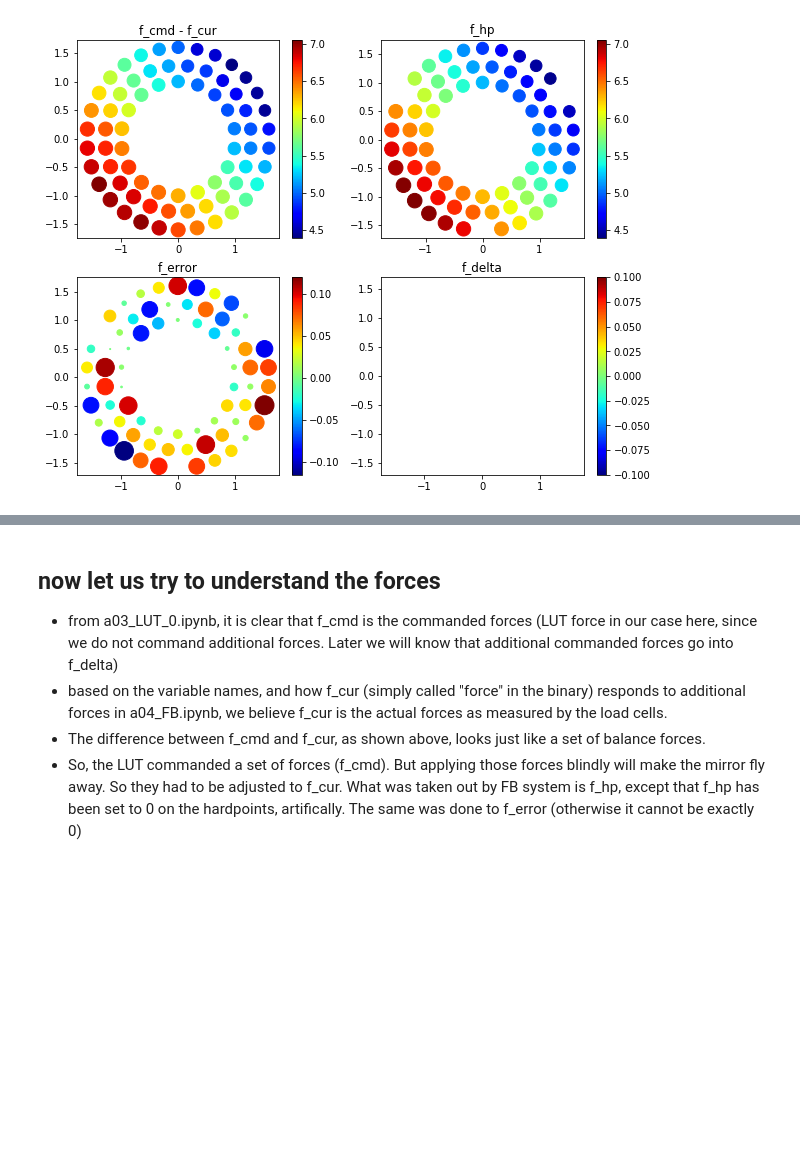
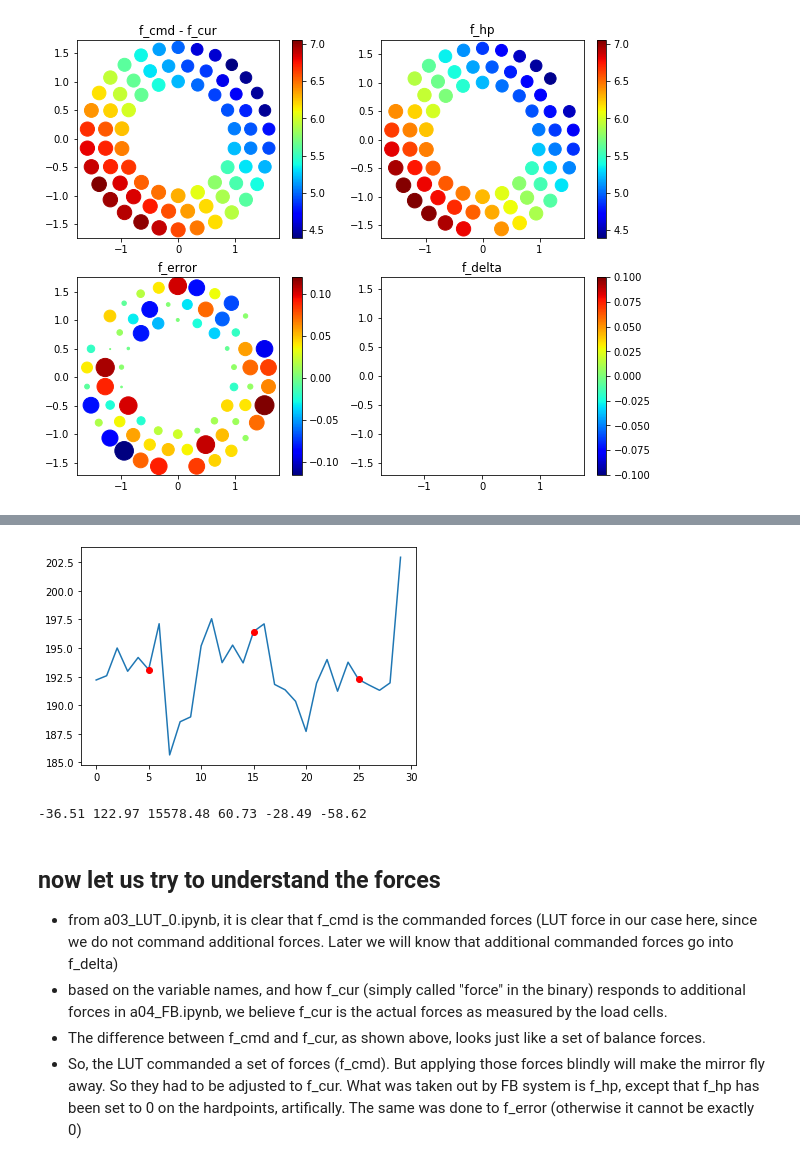
Before and after one commit to bxin/M2_summit_2003, a Jupyter notebook: a01_OL_B1_stroke.ipynb, the cells around one changed output, grey strips where cells are left out. Cells and saved outputs as stored; diff of their text form; code cells hidden in the pictures; blank space fills up the shorter version.

```diff
--- a/a01_OL_B1_stroke.ipynb
+++ b/a01_OL_B1_stroke.ipynb
@@ -304,3 +311,27 @@ plotAllForces(data,0)
+# %%
+plt.plot(data['f_cmd'][0,:30])
+plt.plot([5,15,25], data['f_cmd'][0,[5,15,25]], 'ro');
+# %% [output]
+[figure, added]
+# %%
+def getFxyzMxyz(F, xact, yact, R_tangent):
+    '''
+    input: force vector with 78 force values
+    output: net forces Fx,Fy,Fz, net moments Mx, My, Mz
+    '''
+    Fz = sum(F[:72])
+    Fx = F[72] - F[75] + (F[73]-F[74]-F[76]+F[77])*0.5
+    Fy = (-F[73]-F[74]+F[76]+F[77])*1.732/2
+    Mx = sum(F[:72]*yact)
+    My = sum(-F[:72]*xact)
+    Mz = sum(F[72:])*R_tangent
+
+    return Fx, Fy, Fz, Mx, My, Mz
+R_tangent = 1.71 #use M2 outer radius for now; in meter
+Fx, Fy, Fz, Mx, My, Mz = getFxyzMxyz(data['force'][0,:], xact,yact, R_tangent)
+print('%.2f, %.2f, %.2f, %.2f, %.2f, %.2f'%(Fx, Fy, Fz, Mx, My, Mz))
+# %% [output]
+-36.51 122.97 15578.48 60.73 -28.49 -58.62
 # %% [markdown]
 ## now let us try to understand the forces
 * from a03_LUT_0.ipynb, it is clear that f_cmd is the commanded forces (LUT force in our case here, since we do not command additional forces. Later we will know that additional commanded forces go into f_delta)
```
Also changed, not shown: parts of 2 cells of this notebook, 3 other files.
